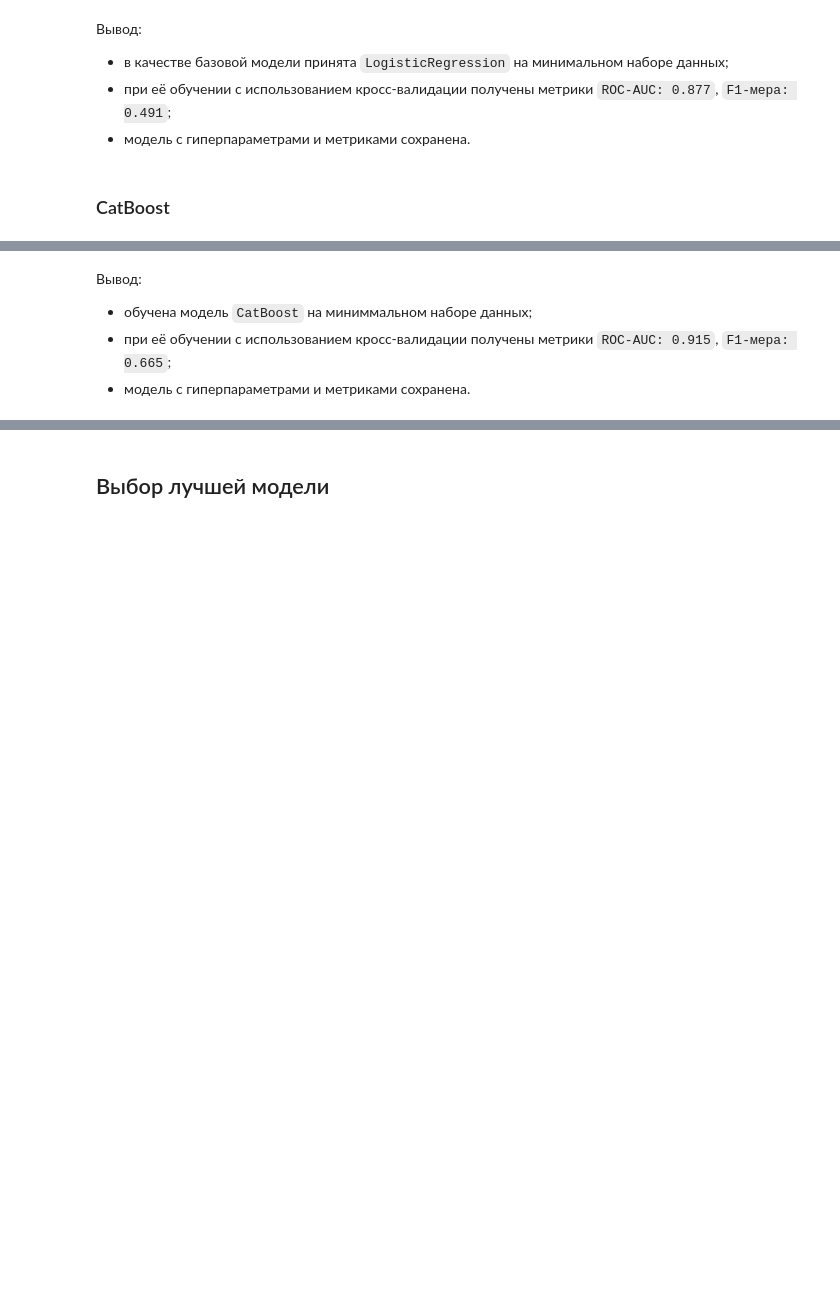
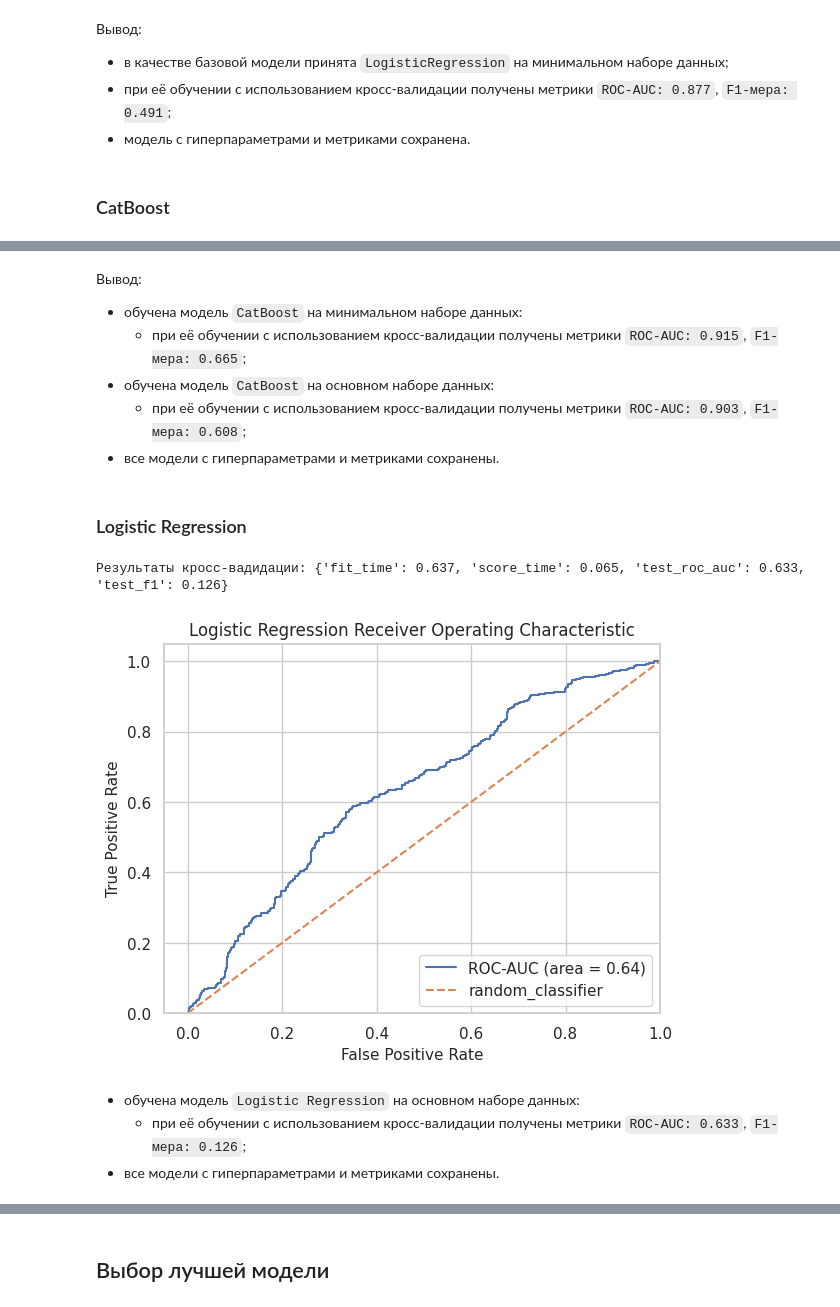
Before and after one commit to denis-42ds/cover-songs-search, a Jupyter notebook: music_covers.ipynb, the cells around one changed output, grey strips where cells are left out. Cells and saved outputs as stored; diff of their text form; code cells hidden in the pictures; blank space fills up the shorter version.

```diff
--- a/music_covers.ipynb
+++ b/music_covers.ipynb
@@ -530,8 +435,32 @@ model_cb
 # %% [markdown]
 Вывод:
-- обучена модель `CatBoost` на миниммальном наборе данных;
-- при её обучении с использованием кросс-валидации получены метрики `ROC-AUC: 0.915`, `F1-мера: 0.665`;
-- модель с гиперпараметрами и метриками сохранена.
+- обучена модель `CatBoost` на минимальном наборе данных:
+  - при её обучении с использованием кросс-валидации получены метрики `ROC-AUC: 0.915`, `F1-мера: 0.665`;
+- обучена модель `CatBoost` на основном наборе данных:
+  - при её обучении с использованием кросс-валидации получены метрики `ROC-AUC: 0.903`, `F1-мера: 0.608`;
+- все модели с гиперпараметрами и метриками сохранены.
+# %% [markdown]
+### Logistic Regression
+# %%
+lr_params = {'class_weight':'balanced',
+             'C':1.0,
+             'penalty':'l2',
+             'max_iter':1000,
+             'random_state':RANDOM_STATE}
+
+cv_res, model_lr = explorer_data.model_fitting(model_name='Logistic Regression',
+                                               features_train=X_train,
+                                               target_train=y_train,
+                                               params=lr_params,
+                                               params_search=False,
+                                               assets_dir=None)
+# %% [output]
+Результаты кросс-вадидации: {'fit_time': 0.637, 'score_time': 0.065, 'test_roc_auc': 0.633, 'test_f1': 0.126}
+[figure, added]
+# %% [markdown]
+- обучена модель `Logistic Regression` на основном наборе данных:
+  - при её обучении с использованием кросс-валидации получены метрики `ROC-AUC: 0.633`, `F1-мера: 0.126`;
+- все модели с гиперпараметрами и метриками сохранены.
 # %%
 # Логирование эксперимента
 # !pip freeze > requirements.txt
```
Also changed, not shown: parts of 38 cells of this notebook, 3 other files.
